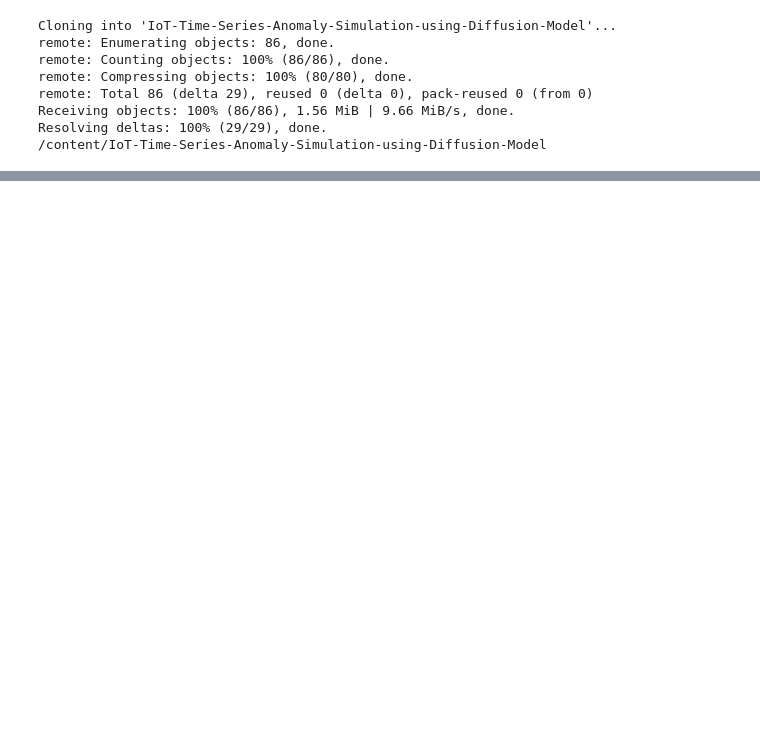
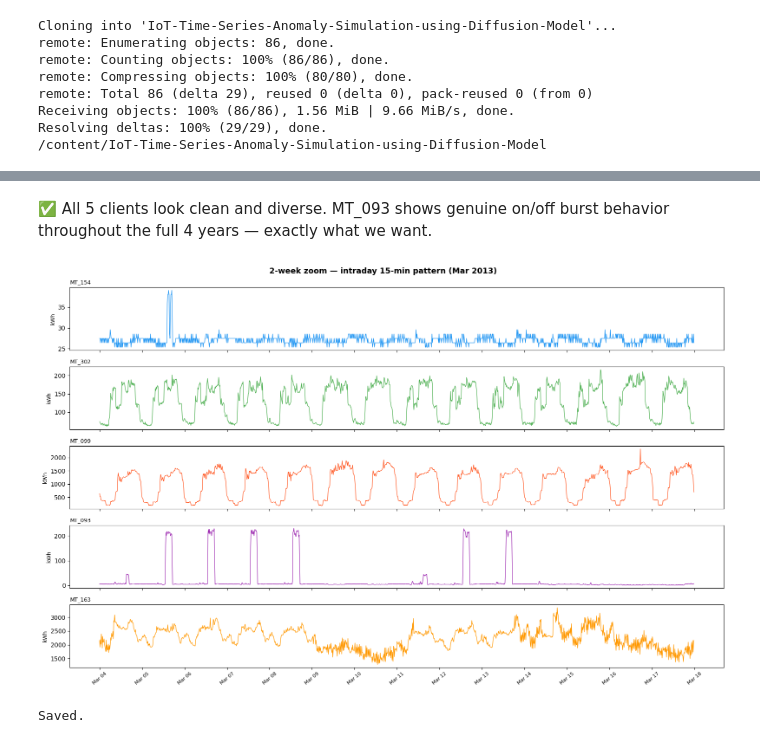
Before and after one commit to Madhura-55/IoT-Time-Series-Anomaly-Simulation-using-Diffusion-Model, a Jupyter notebook: notebooks/01_Stage1.ipynb, the cells around one changed output, grey strips where cells are left out. Drawn from its saved outputs; the diff is of its cells as text; code cells hidden in the pictures; blank space fills up the shorter version.

```diff
--- a/notebooks/01_Stage1.ipynb
+++ b/notebooks/01_Stage1.ipynb
@@ -23,0 +210,24 @@ Resolving deltas: 100% (29/29), done.
+# %% [markdown]
+✅ All 5 clients look clean and diverse. MT_093 shows genuine on/off burst behavior throughout the full 4 years — exactly what we want.
+# %%
+fig, axes = plt.subplots(5, 1, figsize=(16, 10), sharex=True)
+fig.suptitle('2-week zoom — intraday 15-min pattern (Mar 2013)',
+             fontsize=13, fontweight='bold')
+
+for i, (client, ax) in enumerate(zip(SELECTED, axes)):
+    segment = df_work[client]['2013-03-04':'2013-03-17']
+    ax.plot(segment.index, segment.values,
+            color=colors[i], linewidth=0.9)
+    ax.set_ylabel('kWh', fontsize=9)
+    ax.set_title(client, fontsize=9, loc='left')
+
+axes[-1].xaxis.set_major_formatter(mdates.DateFormatter('%b %d'))
+axes[-1].xaxis.set_major_locator(mdates.DayLocator(interval=1))
+plt.xticks(rotation=40, fontsize=8)
+plt.tight_layout()
+plt.savefig('outputs/figures/02_zoom_2weeks.png', dpi=150, bbox_inches='tight')
+plt.show()
+print("Saved.")
+# %% [output]
+[figure, added]
+Saved.
```
Also changed, not shown: parts of 20 cells of this notebook.
